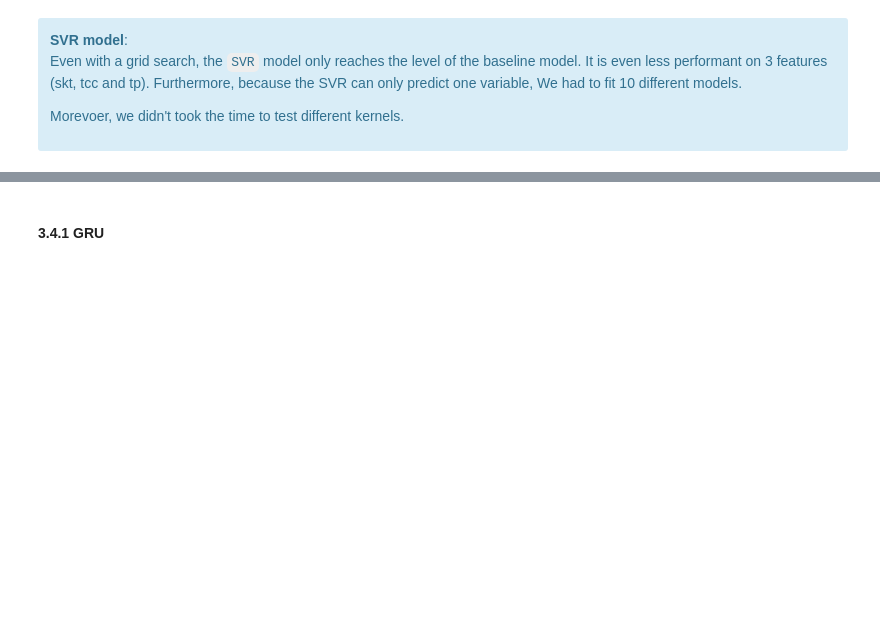
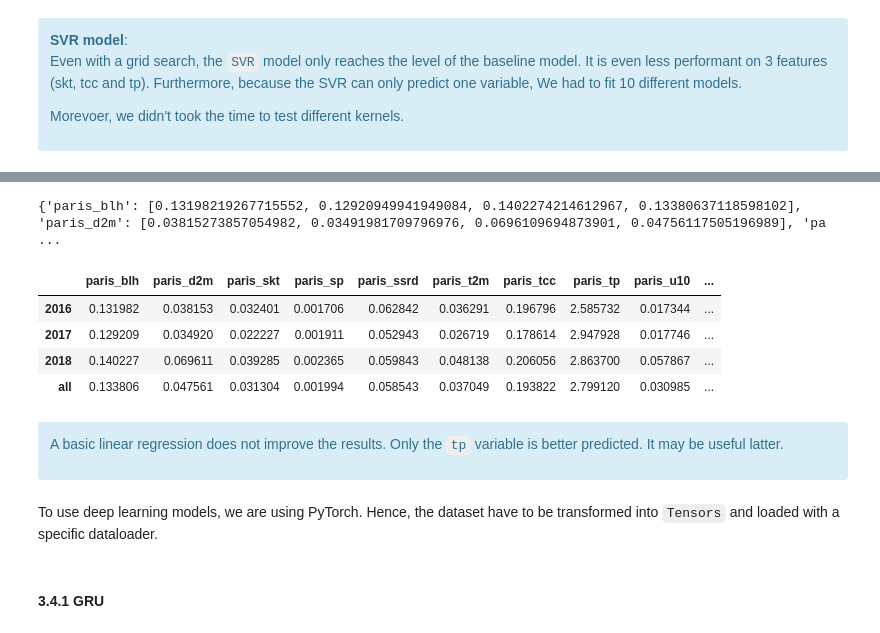
Before and after one commit to waddason/ML_ClimateEnergy_project2024, a Jupyter notebook: Main.ipynb, the cells around one changed output, grey strips where cells are left out. Cells and saved outputs as stored; diff of their text form; code cells hidden in the pictures; blank space fills up the shorter version.

Commit message:
Add torch models (WIP)

```diff
--- a/Main.ipynb
+++ b/Main.ipynb
@@ -142,7 +135,9 @@ Each of the 10 features represent a physical measurement that is studied in the
 # Origin of the files
 base_path: Path = Path("data", "weather_data")
 # Load into a dictionary of all features by city
-weather_stations_data: dict[str, pd.DataFrame] = load_nc_files_by_subfolders(base_path)
+weather_stations_data: dict[str, pd.DataFrame] = load_data.load_nc_files_by_subfolders(
+    base_path
+)
 # Get the names of the cities
 cities: list[str] = list(weather_stations_data.keys())
 
@@ -356,7 +361,7 @@ end_train_date = "2016-01-01"
 end_test_date = "2019-01-01"
 
 X_train_rn, X_test_rn, X_val_rn, y_train_rn, y_test_rn, y_val_rn, scalers = (
-    load_red_norm_data(save_path, end_train_date, end_test_date)
+    load_data.load_red_norm_data(save_path, end_train_date, end_test_date)
 )
 # Control the shapes
 print(
@@ -599,0 +613,44 @@ Deep learning
+# %%
+# Creating the dataset with a shift of 3 days
+X_train_3 = load_data.add_shift_previous_days(X_train_rn, 3)
+X_test_3 = load_data.add_shift_previous_days(X_test_rn, 3)
+# %%
+# check the metrics with a least square regression on this new data
+model = LinearRegression()
+model.fit(X_train_3, y_train_rn)
+y_pred = model.predict(X_test_3)
+target_variables_names = y_train_rn.columns
+# compute the mse by variable and by year
+full_3_mse_per_variable = {}
+for i_var, variable in enumerate(target_variables_names):
+    full_3_mse_per_variable[variable] = []
+    for year in [2016, 2017, 2018]:
+        mse = mean_squared_error(
+            y_test_rn[variable].iloc[y_test_rn.index.year == year],
+            y_pred[y_test_rn.index.year == year, i_var],
+        )
+        full_3_mse_per_variable[variable].append(mse)
+    # compute the mean for the whole dataset``
+    full_3_mse_per_variable[variable].append(np.mean(full_3_mse_per_variable[variable]))
+
+# load into a dataframe
+print(full_3_mse_per_variable)
+full_3_mse_per_variable_df = pd.DataFrame(
+    full_3_mse_per_variable, index=[2016, 2017, 2018, "all"]
+)
+full_3_mse_per_variable_df.style.background_gradient(cmap="RdYlGn_r")
+# %% [output]
+{'paris_blh': [0.13198219267715552, 0.12920949941949084, 0.1402274214612967, 0.13380637118598102], 'paris_d2m': [0.03815273857054982, 0.03491981709796976, 0.0696109694873901, 0.04756117505196989], 'pa ...
+|  | paris_blh | paris_d2m | paris_skt | paris_sp | paris_ssrd | paris_t2m | paris_tcc | paris_tp | paris_u10 | ... |
+| 2016 | 0.131982 | 0.038153 | 0.032401 | 0.001706 | 0.062842 | 0.036291 | 0.196796 | 2.585732 | 0.017344 | ... |
+| 2017 | 0.129209 | 0.034920 | 0.022227 | 0.001911 | 0.052943 | 0.026719 | 0.178614 | 2.947928 | 0.017746 | ... |
+| 2018 | 0.140227 | 0.069611 | 0.039285 | 0.002365 | 0.059843 | 0.048138 | 0.206056 | 2.863700 | 0.057867 | ... |
+| all | 0.133806 | 0.047561 | 0.031304 | 0.001994 | 0.058543 | 0.037049 | 0.193822 | 2.799120 | 0.030985 | ... |
+# %% [markdown]
+<div class="alert alert-block alert-info">
+
+A basic linear regression does not improve the results. Only the `tp` variable is better predicted. It may be useful latter.
+</div>
+# %% [markdown]
+To use deep learning models, we are using PyTorch. Hence, the dataset have to be
+transformed into `Tensors` and loaded with a specific dataloader.
```
Also changed, not shown: parts of 16 cells of this notebook, 2 other files.
